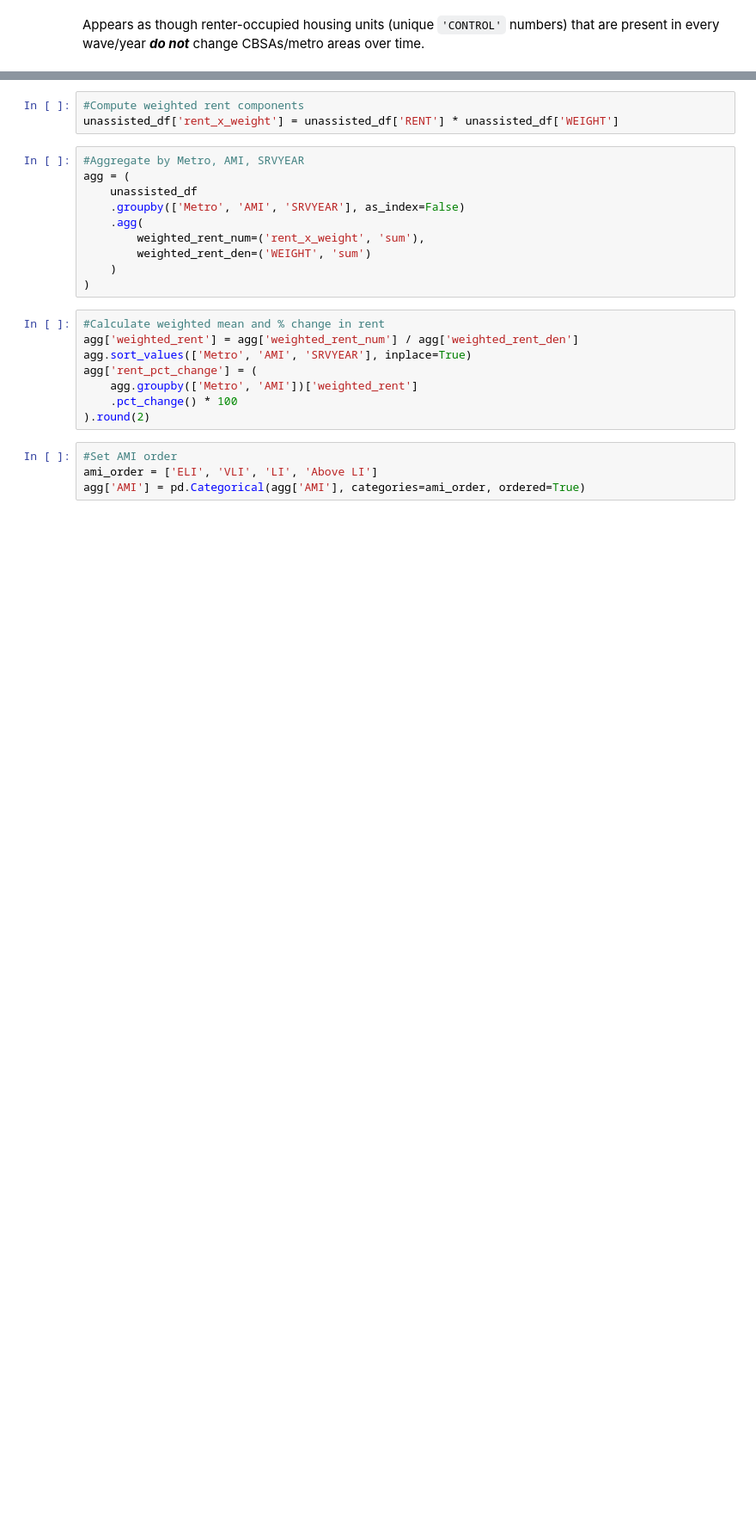
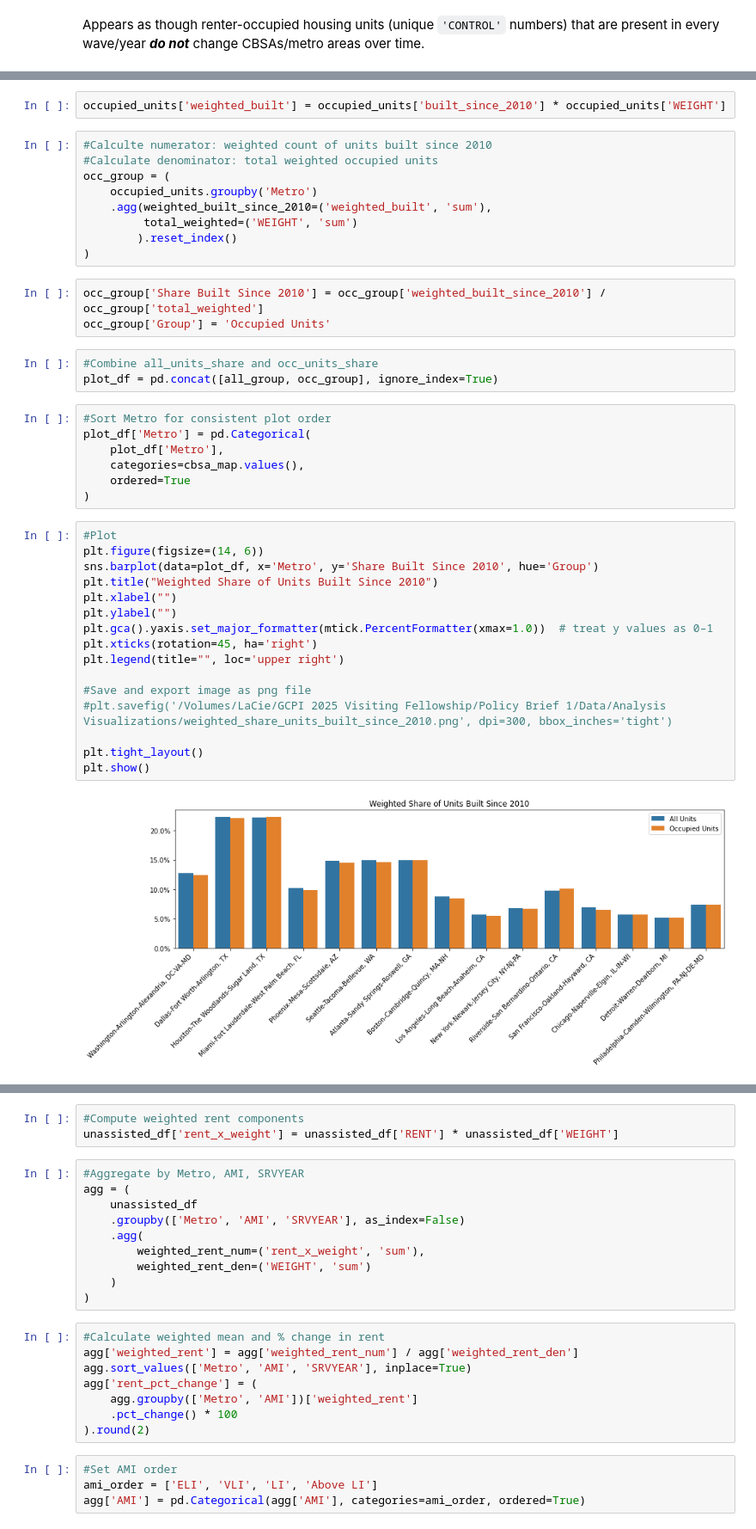
Before and after one commit to ZachMcrae-GT/ahs_analysis, a Jupyter notebook: notebooks/Analysis_Public.ipynb, the cells around one changed output, grey strips where cells are left out. Shown at 86% size. Drawn from its saved outputs; the diff is of its cells as text; blank space fills up the shorter version.

```diff
--- a/notebooks/Analysis_Public.ipynb
+++ b/notebooks/Analysis_Public.ipynb
@@ -1772,0 +402,42 @@ unassisted_df = unassisted_df.dropna(subset=['Metro'])
+# %%
+occupied_units['weighted_built'] = occupied_units['built_since_2010'] * occupied_units['WEIGHT']
+# %%
+#Calculte numerator: weighted count of units built since 2010
+#Calculate denominator: total weighted occupied units
+occ_group = (
+    occupied_units.groupby('Metro')
+    .agg(weighted_built_since_2010=('weighted_built', 'sum'),
+         total_weighted=('WEIGHT', 'sum')
+        ).reset_index()
+)
+# %%
+occ_group['Share Built Since 2010'] = occ_group['weighted_built_since_2010'] / occ_group['total_weighted']
+occ_group['Group'] = 'Occupied Units'
+# %%
+#Combine all_units_share and occ_units_share
+plot_df = pd.concat([all_group, occ_group], ignore_index=True)
+# %%
+#Sort Metro for consistent plot order
+plot_df['Metro'] = pd.Categorical(
+    plot_df['Metro'],
+    categories=cbsa_map.values(),
+    ordered=True
+)
+# %%
+#Plot
+plt.figure(figsize=(14, 6))
+sns.barplot(data=plot_df, x='Metro', y='Share Built Since 2010', hue='Group')
+plt.title("Weighted Share of Units Built Since 2010")
+plt.xlabel("")
+plt.ylabel("")
+plt.gca().yaxis.set_major_formatter(mtick.PercentFormatter(xmax=1.0))  # treat y values as 0–1
+plt.xticks(rotation=45, ha='right')
+plt.legend(title="", loc='upper right')
+
+#Save and export image as png file
+#plt.savefig('/Volumes/LaCie/GCPI 2025 Visiting Fellowship/Policy Brief 1/Data/Analysis Visualizations/weighted_share_units_built_since_2010.png', dpi=300, bbox_inches='tight')
+
+plt.tight_layout()
+plt.show()
+# %% [output]
+[figure, added]
```
Also changed, not shown: parts of 304 cells of this notebook, 25 other files.
